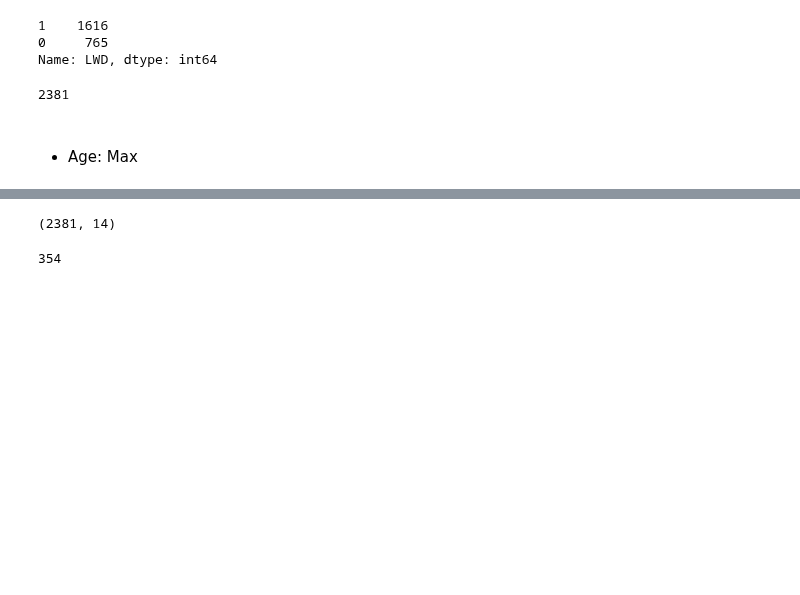
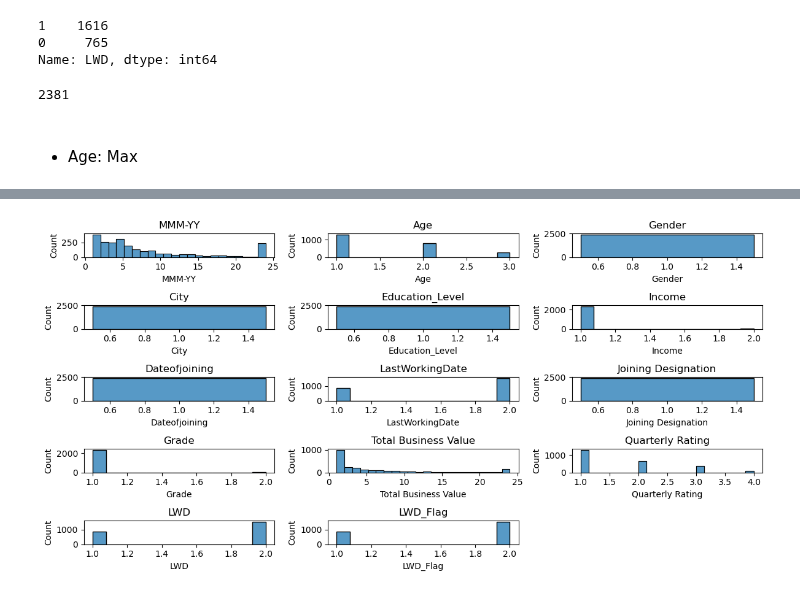
Before and after one commit to muthuganeshece/Business-Case-Study, a Jupyter notebook: Ola/Notebook/OlaAnalysis.ipynb, the cells around one changed output, grey strips where cells are left out. Drawn from its saved outputs; the diff is of its cells as text; code cells hidden in the pictures; blank space fills up the shorter version.

```diff
--- a/Ola/Notebook/OlaAnalysis.ipynb
+++ b/Ola/Notebook/OlaAnalysis.ipynb
@@ -152,11 +152,16 @@ df.head()
 | 5 | [01/01/19, 02/01/19, 03/01/19] | [29.0] | [0.0] | [C9] | [0] | [46368] | [01/09/19] | [nan, 03/07/19] | ... |
 | 6 | [08/01/20, 09/01/20, 10/01/20, 11... | [31.0] | [1.0] | [C11] | [1] | [78728] | [31/07/20] | [nan] | ... |
 # %%
-df.shape
+# Check length of unique values in the features in the dataset
+plt.figure(figsize=(12,6))
+cols_df = list(df.columns)
+cnt = 1
+for col in cols_df:
+    plt.subplot(5,3, cnt)
+    sns.histplot(df[col].apply(remove_null).apply(len))
+    plt.title(col)
+    cnt += 1
+plt.tight_layout()
 # %% [output]
-(2381, 14)
+[figure, added]
-# %%
-df['Driver_ID'].isnull().sum()
-# %% [output]
-354
 # %%
```
Also changed, not shown: parts of 5 cells of this notebook.
